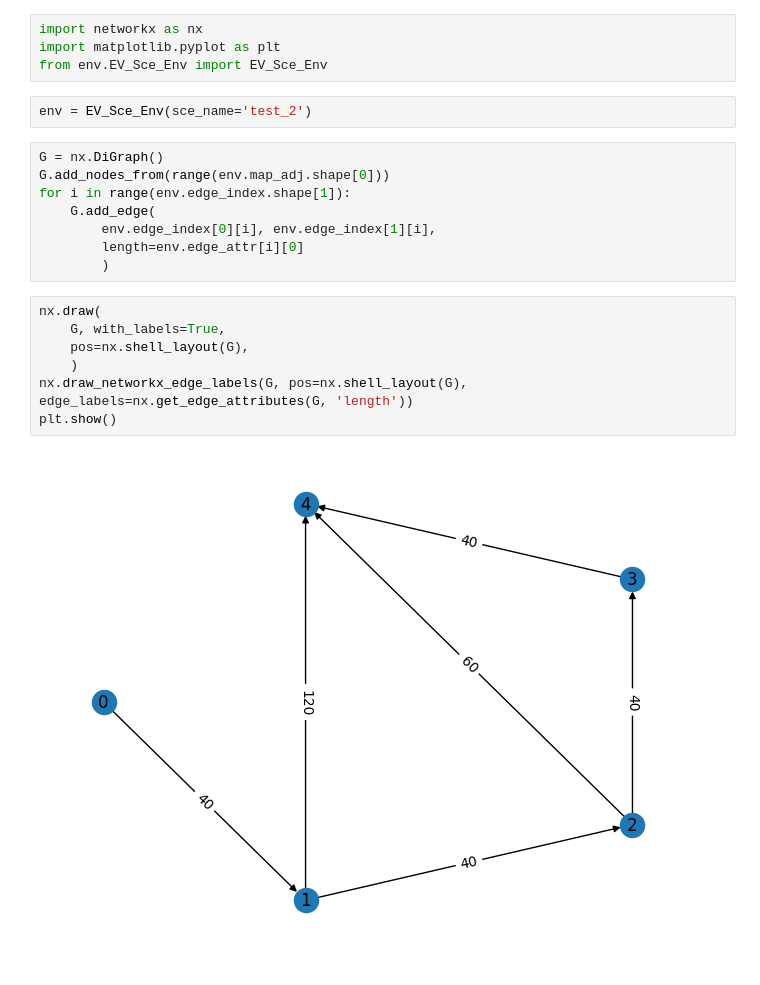
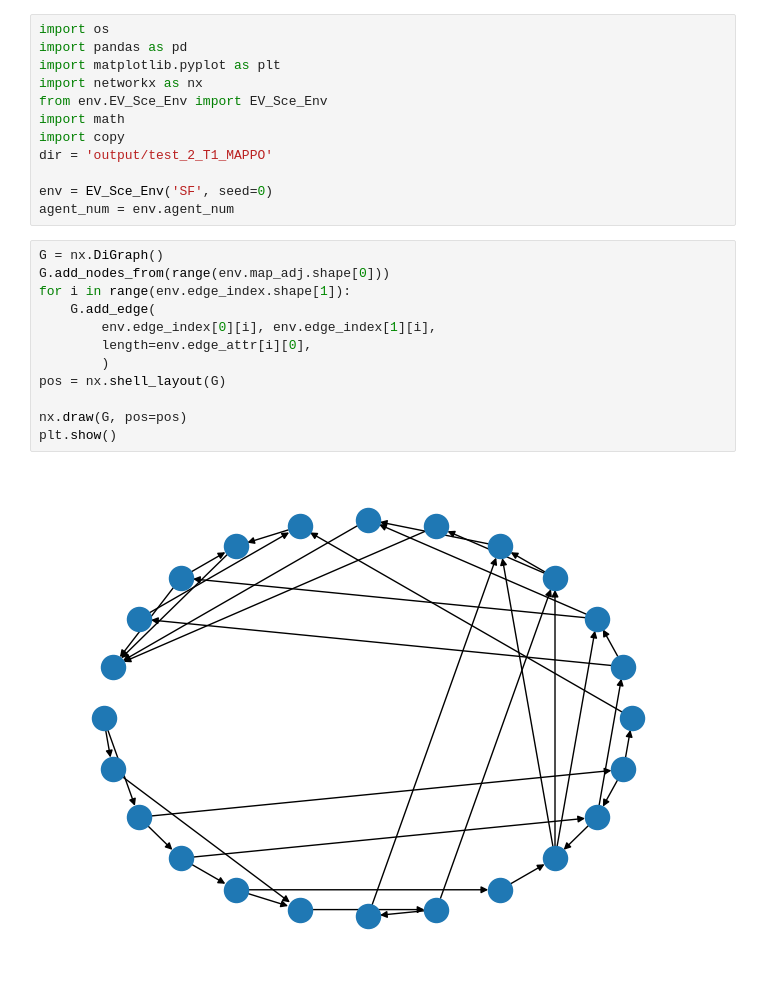
Before and after one commit to 0neHair/MAPPO-for-EV-Charging-Strategies, a Jupyter notebook: MAPPO/Graph/test.ipynb, the cells around one changed output. Drawn from its saved outputs; the diff is of its cells as text.

```diff
--- a/MAPPO/Graph/test.ipynb
+++ b/MAPPO/Graph/test.ipynb
@@ -1,23 +1,26 @@
 # %%
+import os
+import pandas as pd
+import matplotlib.pyplot as plt
 import networkx as nx
-import matplotlib.pyplot as plt
 from env.EV_Sce_Env import EV_Sce_Env
+import math
+import copy
+dir = 'output/test_2_T1_MAPPO'
+
+env = EV_Sce_Env('SF', seed=0)
+agent_num = env.agent_num
-# %%
-env = EV_Sce_Env(sce_name='test_2')
 # %%
 G = nx.DiGraph()
 G.add_nodes_from(range(env.map_adj.shape[0]))
 for i in range(env.edge_index.shape[1]):
     G.add_edge(
         env.edge_index[0][i], env.edge_index[1][i],
-        length=env.edge_attr[i][0]
+        length=env.edge_attr[i][0],
         )
+pos = nx.shell_layout(G)
+
+nx.draw(G, pos=pos)
+plt.show()
+# %% [output]
+[figure, added]
-# %%
-nx.draw(
-    G, with_labels=True,
-    pos=nx.shell_layout(G),
-    )
-nx.draw_networkx_edge_labels(G, pos=nx.shell_layout(G), edge_labels=nx.get_edge_attributes(G, 'length'))
-plt.show()
-# %% [output]
-[figure, removed]
```
Also changed, not shown: 1 other file.
